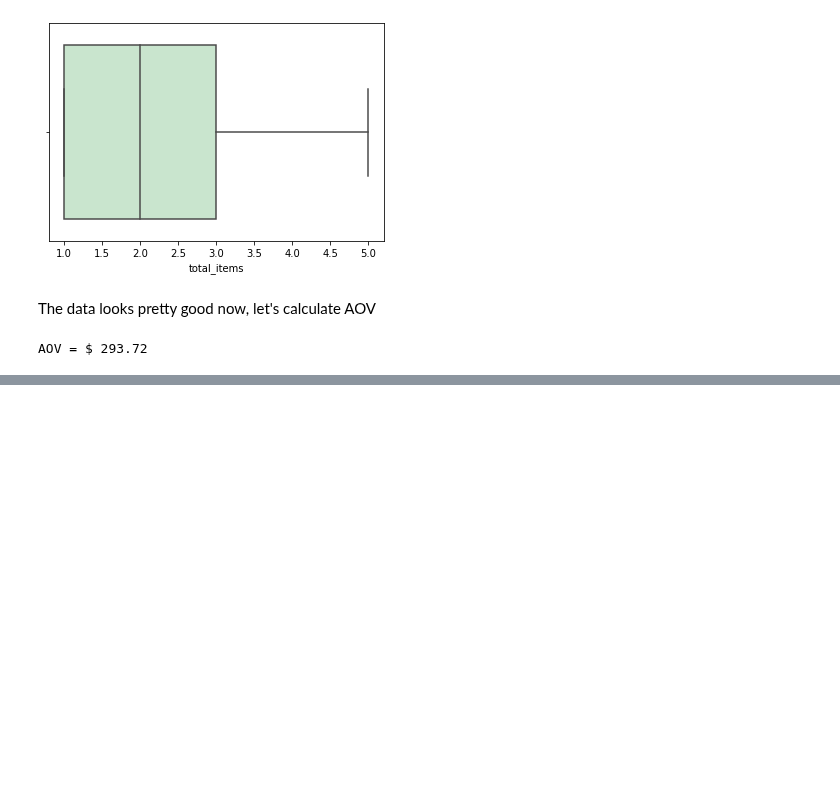
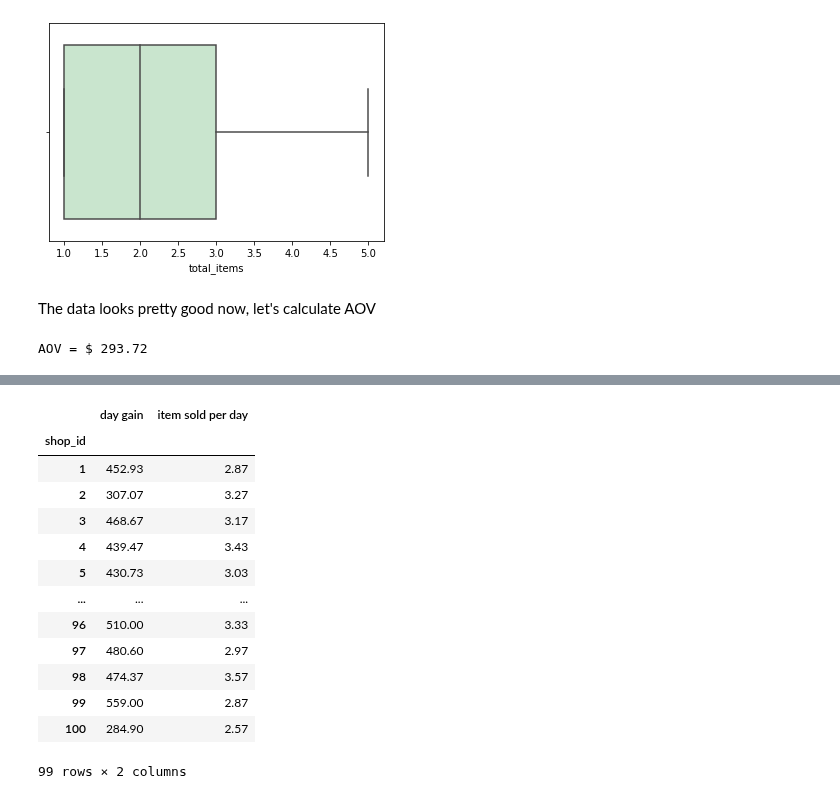
Before and after one commit to dantenvmt/python, a Jupyter notebook: shopify/Untitled.ipynb, the cells around one changed output, grey strips where cells are left out. Saved outputs shown, nothing was run; the diff lists cells and outputs as text; code cells hidden in the pictures; blank space fills up the shorter version.

```diff
--- a/shopify/Untitled.ipynb
+++ b/shopify/Untitled.ipynb
@@ -150,0 +170,19 @@ For this data set, I think it's better to calculate
+# %%
+performance_per_day = round(new_df[['order_amount','total_items']]/30, 2)
+performance_per_day.rename(columns = {'order_amount': 'average day gain', 'total_items': 'average item sold per day'}, inplace = True)
+performance_per_day
+# %% [output]
+|  | day gain | item sold per day |
+| shop_id |  |  |
+| 1 | 452.93 | 2.87 |
+| 2 | 307.07 | 3.27 |
+| 3 | 468.67 | 3.17 |
+| 4 | 439.47 | 3.43 |
+| 5 | 430.73 | 3.03 |
+| ... | ... | ... |
+| 96 | 510.00 | 3.33 |
+| 97 | 480.60 | 2.97 |
+| 98 | 474.37 | 3.57 |
+| 99 | 559.00 | 2.87 |
+| 100 | 284.90 | 2.57 |
+99 rows × 2 columns
```
Also changed, not shown: parts of 8 cells of this notebook.
